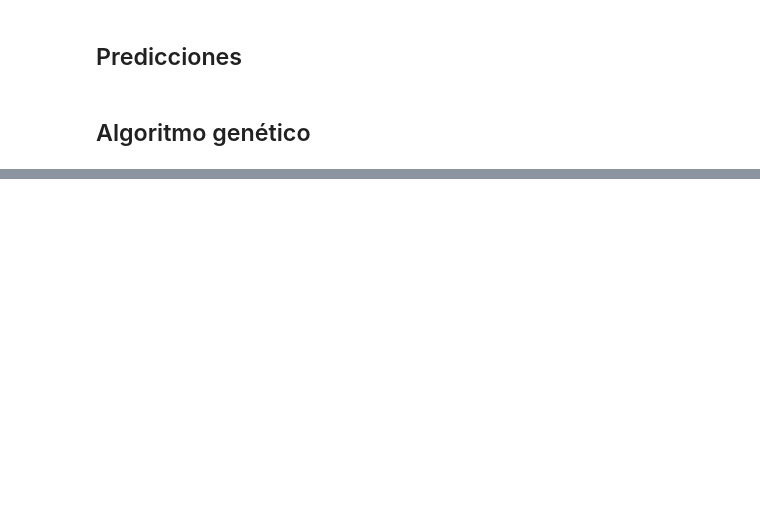
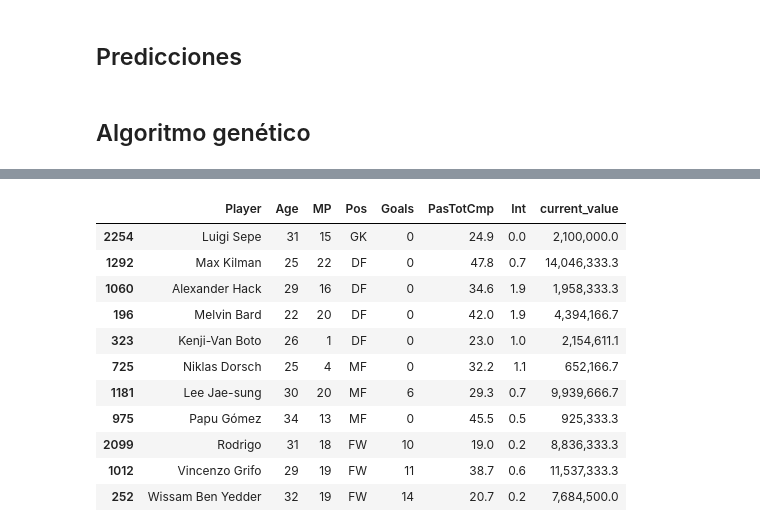
Before and after one commit to clementcollin99/football-players-analysis, a Jupyter notebook: genetic_algorithm.ipynb, the cells around one changed output, grey strips where cells are left out. Drawn from its saved outputs; the diff is of its cells as text; code cells hidden in the pictures; blank space fills up the shorter version.

```diff
--- a/genetic_algorithm.ipynb
+++ b/genetic_algorithm.ipynb
@@ -111,12 +111,14 @@ df = df.join(df_bis["current_value"])
 ## Algoritmo genético
 # %%
 # normalize so that all columns have "the same weight" in the objective function
-to_normalize = ["Goals", "current_value"]
-other_columns = [c for c in df.columns if c not in to_normalize]
-x = df[to_normalize].values  # returns a numpy array
+variables = list(WEIGHTS.values())
+other_columns = [c for c in df.columns if c not in variables]
+
+x = df[variables].values
 min_max_scaler = preprocessing.MinMaxScaler()
 x_normalized = min_max_scaler.fit_transform(x)
-df_normalized = pd.DataFrame(x_normalized, columns=to_normalize)
+
+df_normalized = pd.DataFrame(x_normalized, columns=variables)
 df_normalized = df[other_columns].join(df_normalized)
 # %%
 best = evolution(df_normalized)
@@ -148,0 +136,16 @@ df.loc[best.index, ["Player"] + to_keep_for_value_prediction]
+# %%
+pd.set_option('float_format', '{:,.1f}'.format)
+df.loc[best.index, ["Player", "Age", "MP", "Pos", "Goals", "PasTotCmp", "Int", "current_value"]]
+# %% [output]
+|  | Player | Age | MP | Pos | Goals | PasTotCmp | Int | current_value |
+| 2254 | Luigi Sepe | 31 | 15 | GK | 0 | 24.9 | 0.0 | 2,100,000.0 |
+| 1292 | Max Kilman | 25 | 22 | DF | 0 | 47.8 | 0.7 | 14,046,333.3 |
+| 1060 | Alexander Hack | 29 | 16 | DF | 0 | 34.6 | 1.9 | 1,958,333.3 |
+| 196 | Melvin Bard | 22 | 20 | DF | 0 | 42.0 | 1.9 | 4,394,166.7 |
+| 323 | Kenji-Van Boto | 26 | 1 | DF | 0 | 23.0 | 1.0 | 2,154,611.1 |
+| 725 | Niklas Dorsch | 25 | 4 | MF | 0 | 32.2 | 1.1 | 652,166.7 |
+| 1181 | Lee Jae-sung | 30 | 20 | MF | 6 | 29.3 | 0.7 | 9,939,666.7 |
+| 975 | Papu Gómez | 34 | 13 | MF | 0 | 45.5 | 0.5 | 925,333.3 |
+| 2099 | Rodrigo | 31 | 18 | FW | 10 | 19.0 | 0.2 | 8,836,333.3 |
+| 1012 | Vincenzo Grifo | 29 | 19 | FW | 11 | 38.7 | 0.6 | 11,537,333.3 |
+| 252 | Wissam Ben Yedder | 32 | 19 | FW | 14 | 20.7 | 0.2 | 7,684,500.0 |
```
Also changed, not shown: parts of 2 cells of this notebook, 2 other files.
